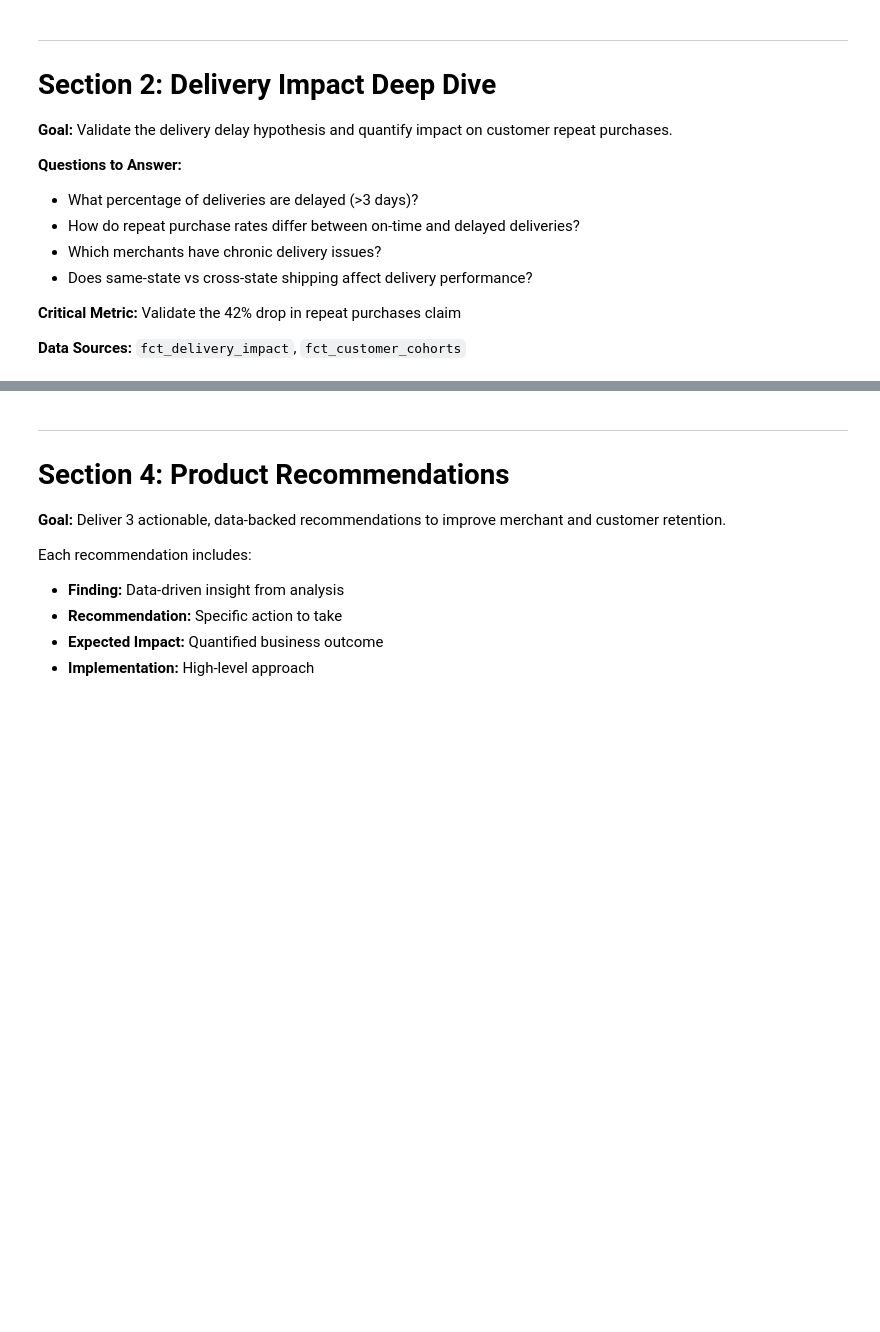
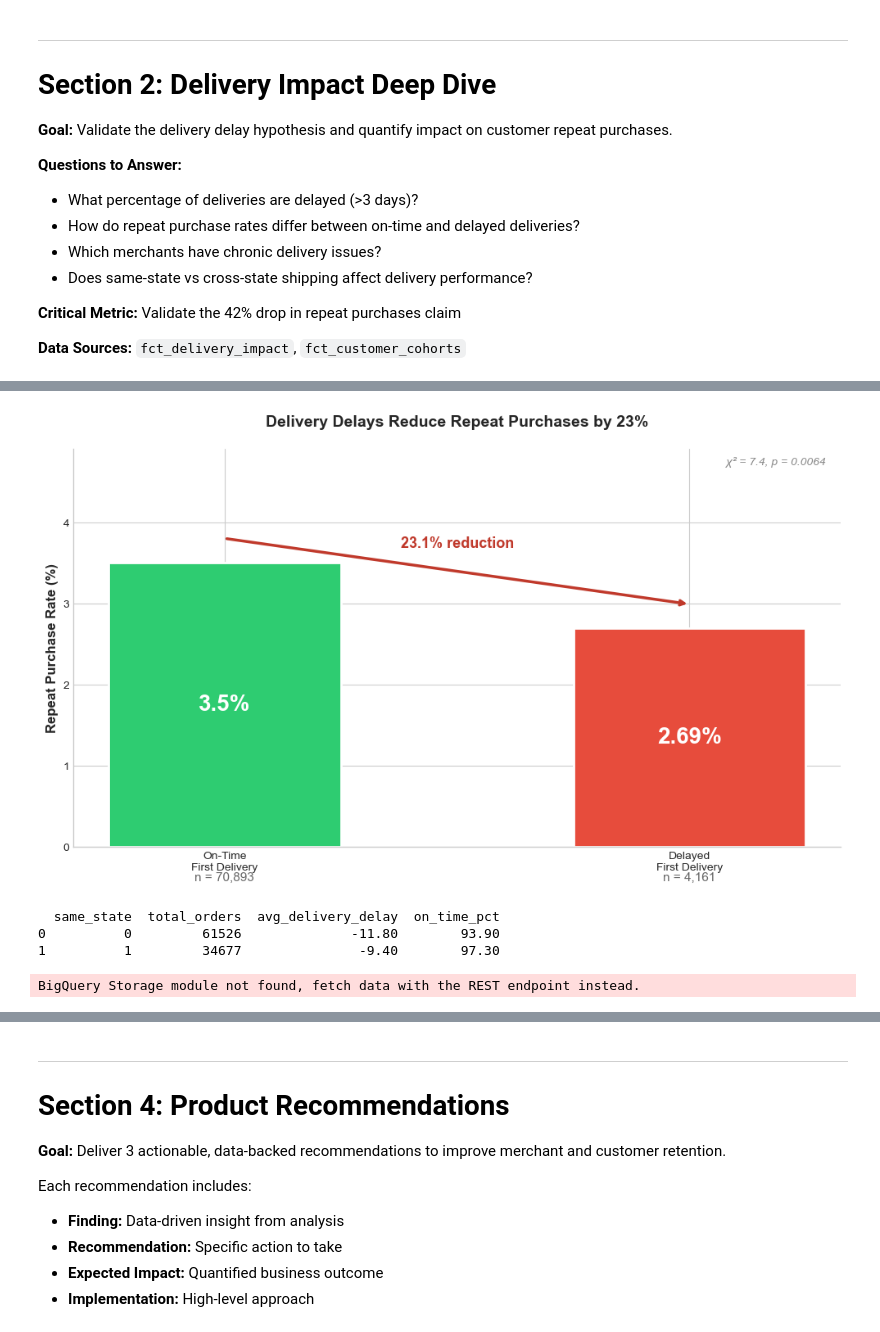
Before and after one commit to ArdahanDogru/olist-ecommerce-analytics, a Jupyter notebook: notebooks/delivery_impact_recommendations.ipynb, the cells around one changed output, grey strips where cells are left out. Drawn from its saved outputs; the diff is of its cells as text; code cells hidden in the pictures; blank space fills up the shorter version.

```diff
--- a/notebooks/delivery_impact_recommendations.ipynb
+++ b/notebooks/delivery_impact_recommendations.ipynb
@@ -295,0 +401,68 @@ ValueError: shape mismatch: objects cannot be broadcast to a single shape.  Mism
+# %%
+on_time_pct = ontime_row['repeat_purchase_rate_pct']
+delayed_pct = delayed_row['repeat_purchase_rate_pct']
+reduction = ((on_time_pct - delayed_pct) / on_time_pct) * 100
+
+fig, ax = plt.subplots(figsize=(10, 6))
+
+categories = ['On-Time\nFirst Delivery', 'Delayed\nFirst Delivery']
+rates = [on_time_pct, delayed_pct]
+counts = [int(ontime_row['num_customers_in_group']), int(delayed_row['num_customers_in_group'])]
+colors = ['#2ecc71', '#e74c3c']
+
+bars = ax.bar(categories, rates, color=colors, width=0.5, edgecolor='white', linewidth=2)
+
+# Rate labels inside bars
+for bar, rate in zip(bars, rates):
+    ax.text(bar.get_x() + bar.get_width()/2, bar.get_height()/2,
+            f'{rate}%', ha='center', va='center',
+            fontsize=20, fontweight='bold', color='white')
+
+# Sample size labels below bars
+for bar, count in zip(bars, counts):
+    ax.text(bar.get_x() + bar.get_width()/2, -0.3,
+            f'n = {count:,}', ha='center', va='top',
+            fontsize=11, color='#666666')
+
+# Reduction arrow
+ax.annotate('', xy=(1, delayed_pct + 0.3), xytext=(0, on_time_pct + 0.3),
+            arrowprops=dict(arrowstyle='->', color='#c0392b', lw=2.5))
+
+mid_y = (on_time_pct + delayed_pct) / 2 + 0.55
+ax.text(0.5, mid_y, f'{reduction:.1f}% reduction',
+        ha='center', va='bottom', fontsize=13, fontweight='bold', color='#c0392b')
+
+# P-value annotation
+sig_text = f'χ² = {chi2:.1f}, p = {p_value:.4f}' if p_value >= 0.0001 else f'χ² = {chi2:.1f}, p < 0.0001'
+ax.text(0.98, 0.98, sig_text, transform=ax.transAxes,
+        ha='right', va='top', fontsize=10, color='#888888', style='italic')
+
+ax.set_ylabel('Repeat Purchase Rate (%)', fontsize=12, fontweight='bold')
+ax.set_title('Delivery Delays Reduce Repeat Purchases by 23%',
+             fontsize=14, fontweight='bold', pad=20)
+ax.set_ylim(0, max(rates) * 1.4)
+ax.spines['top'].set_visible(False)
+ax.spines['right'].set_visible(False)
+
+plt.tight_layout()
+plt.show()
+# %% [output]
+[figure, added]
+# %%
+# Same-state vs cross-state shipping performance
+shipping_performance = client.query("""
+SELECT
+    same_state,
+    COUNT(*) AS total_orders,
+    ROUND(AVG(delivery_delay_days), 1) AS avg_delivery_delay,
+    ROUND(100.0 * SUM(CAST(delivery_on_time AS INT64)) / COUNT(*), 1) AS on_time_pct
+FROM `jaffle-shop-483118.olist_dev.fct_delivery_impact`
+GROUP BY same_state
+ORDER BY same_state
+""").to_dataframe()
+print(shipping_performance)
+# %% [output]
+  same_state  total_orders  avg_delivery_delay  on_time_pct
+0          0         61526              -11.80        93.90
+1          1         34677               -9.40        97.30
+BigQuery Storage module not found, fetch data with the REST endpoint instead.
```
Also changed, not shown: parts of 15 cells of this notebook.
